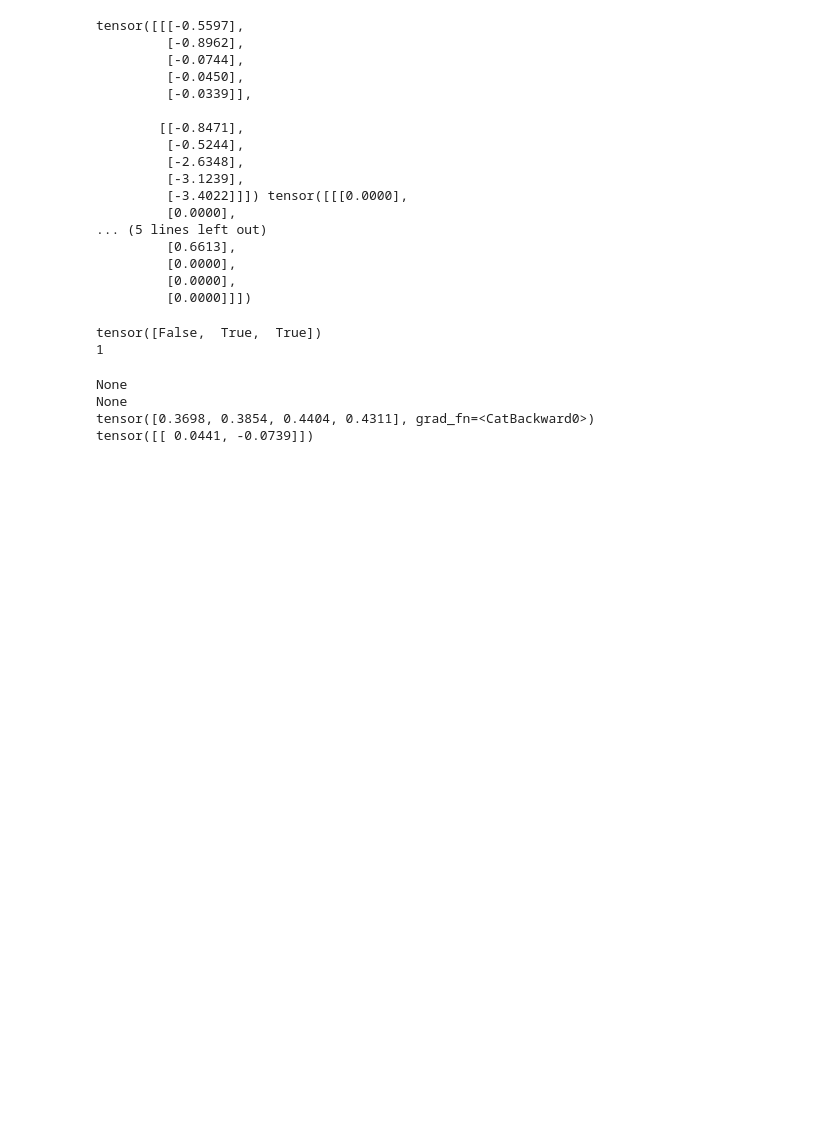
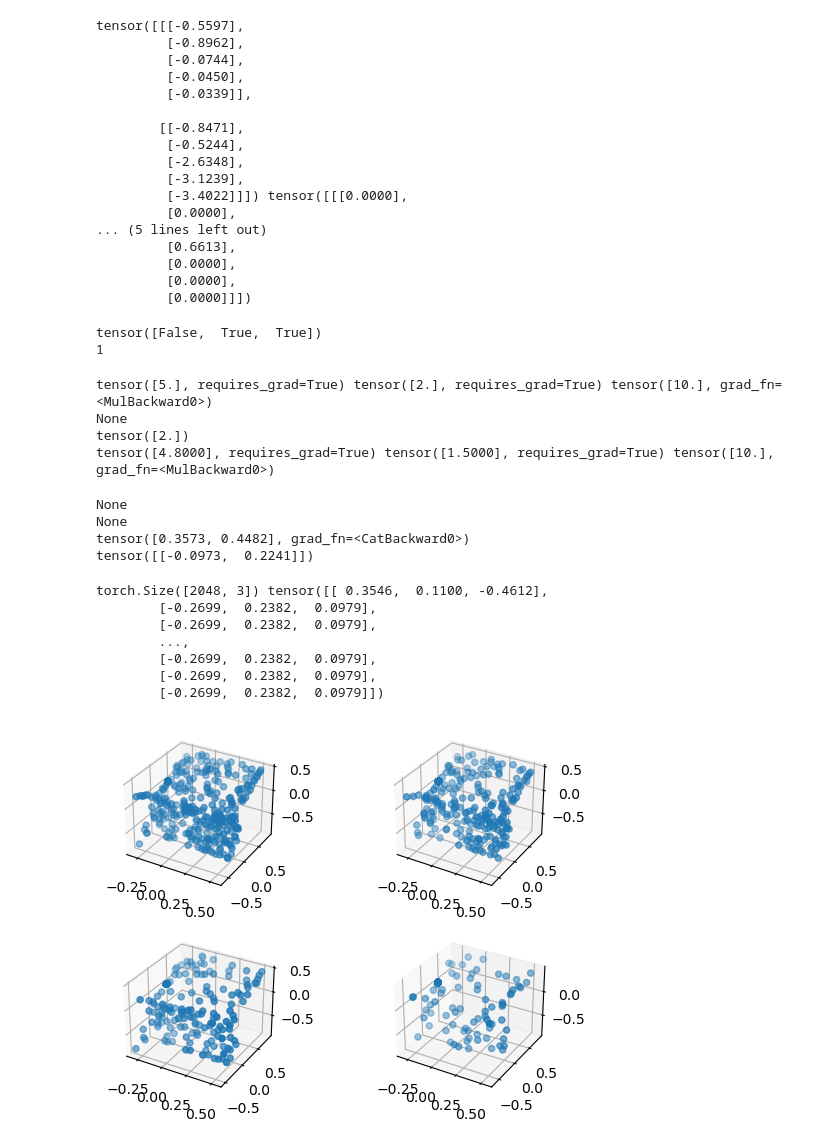
Before and after one commit to alessandrobaiocchi/AdaPT_reloaded, a Jupyter notebook: debug.ipynb, the cells around one changed output. Saved outputs shown, nothing was run; the diff lists cells and outputs as text; code cells hidden in the pictures; blank space fills up the shorter version.

```diff
--- a/debug.ipynb
+++ b/debug.ipynb
@@ -281,6 +293,24 @@ print(b.item())
 # %% [output]
 tensor([False,  True,  True])
 1
+# %%
+import torch
+a = torch.Tensor([5]).requires_grad_()
+b = torch.Tensor([2]).requires_grad_()
+optim = torch.optim.SGD([a, b], lr=0.1)
+c = a*b
+print(a, b, c)
+
+print(a.grad)
+c.backward()
+print(a.grad)
+optim.step()
+print(a, b, c)
+# %% [output]
+tensor([5.], requires_grad=True) tensor([2.], requires_grad=True) tensor([10.], grad_fn=<MulBackward0>)
+None
+tensor([2.])
+tensor([4.8000], requires_grad=True) tensor([1.5000], requires_grad=True) tensor([10.], grad_fn=<MulBackward0>)
 # %%
 import torch
 import torch.nn as nn
@@ -290,13 +320,13 @@ torch.random.manual_seed(0)
 #simple linear layer
 lin = nn.Linear(2, 1)
 
-x = torch.Tensor([[0,0],[0,1],[1,0],[1,1]])
-y = [0,1,1,0]
+x = torch.Tensor([[1,0],[1,1]])
+y = [1,0]
 
 print(lin.weight.grad)
 
 preds = torch.Tensor([])
-for i in range(4):
+for i in range(2):
     preds = torch.cat([preds, F.sigmoid(lin(x[i,:]))])
 
 print(lin.weight.grad)
@@ -309,11 +339,63 @@ print(lin.weight.grad)
 # %% [output]
 None
 None
-tensor([0.3698, 0.3854, 0.4404, 0.4311], grad_fn=<CatBackward0>)
-tensor([[ 0.0441, -0.0739]])
+tensor([0.3573, 0.4482], grad_fn=<CatBackward0>)
+tensor([[-0.0973,  0.2241]])
 # %%
 from entmax import sparsemax, entmax15, entmax_bisect
 import torch
 
 a = torch.randn(100)
 print(a,sparsemax(a, dim=0))
+# %%
+from datasets.ModelNet40Ply2048 import ModelNet40Ply2048DataModule
+from matplotlib import pyplot as plt
+dm = ModelNet40Ply2048DataModule(batch_size=32)
+dm.setup()
+train_loader = dm.train_dataloader()
+item = next(iter(train_loader))[0][6,:,:]
+# %%
+
+import open3d as o3d
+import torch
+
+
+
+print(item.shape, item)
+p1 = torch.randperm(item.size(0))
+p2 = torch.randperm(item.size(0))
+p3 = torch.randperm(item.size(0))
+p4 = torch.randperm(item.size(0))
+idx1 = p1[:int(0.8*item.size(0))]
+idx2 = p2[:int(0.6*item.size(0))]
+idx3 = p3[:int(0.4*item.size(0))]
+idx4 = p4[:int(0.2*item.size(0))]
+s1 = item[idx1,:]
+s2 = item[idx2,:]
+s3 = item[idx3,:]
+s4 = item[idx4,:]
+fig = plt.figure()
+ax1 = fig.add_subplot(221, projection='3d')
+ax1.scatter(s1[:,0], s1[:,1], s1[:,2])
+ax2 = fig.add_subplot(222, projection='3d')
+ax2.scatter(s2[:,0], s2[:,1], s2[:,2])
+ax3 = fig.add_subplot(223, projection='3d')
+ax3.scatter(s3[:,0], s3[:,1], s3[:,2])
+ax4 = fig.add_subplot(224, projection='3d')
+ax4.scatter(s4[:,0], s4[:,1], s4[:,2])
+plt.show()
+
+
+
+#pcd = o3d.geometry.PointCloud()
+#pcd.points = o3d.utility.Vector3dVector(item)
+#o3d.visualization.draw_geometries([pcd])
+# %% [output]
+torch.Size([2048, 3]) tensor([[ 0.3546,  0.1100, -0.4612],
+        [-0.2699,  0.2382,  0.0979],
+        [-0.2699,  0.2382,  0.0979],
+        ...,
+        [-0.2699,  0.2382,  0.0979],
+        [-0.2699,  0.2382,  0.0979],
+        [-0.2699,  0.2382,  0.0979]])
+[figure, added]
```
Also changed, not shown: parts of 3 cells of this notebook, 6 other files.
